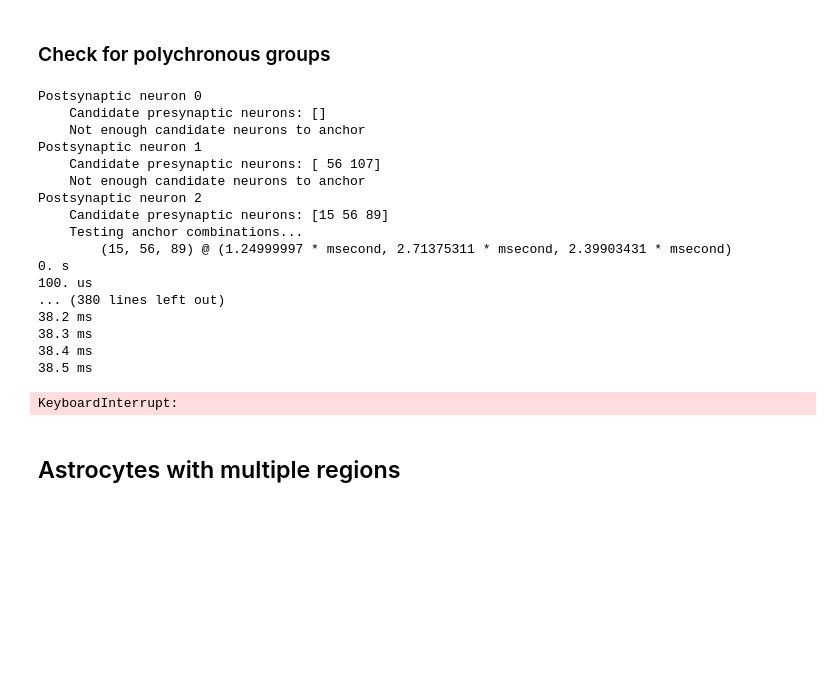
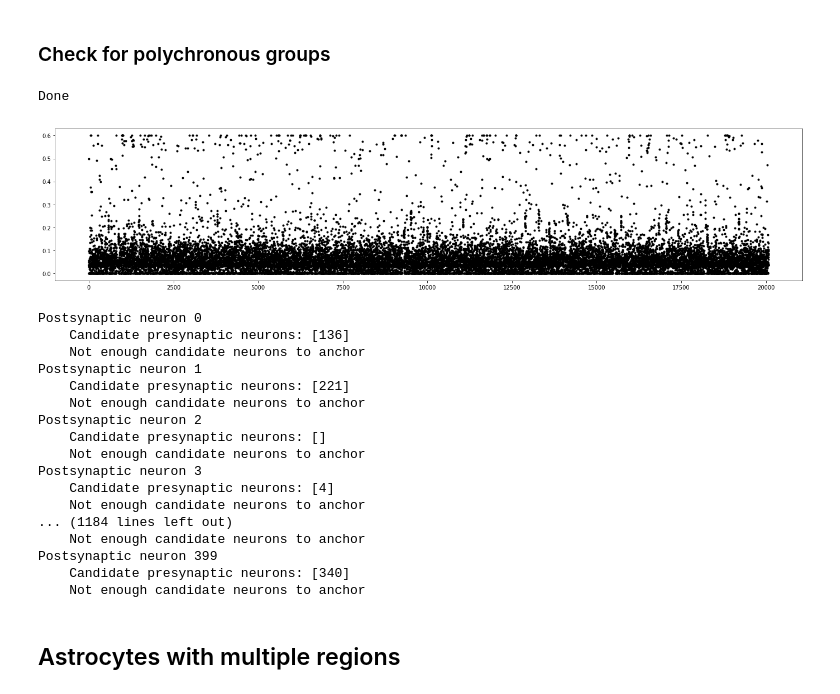
Before and after one commit to maxcollard/stahn, a Jupyter notebook: lif.ipynb, the cells around one changed output. Cells and saved outputs as stored; diff of their text form; code cells hidden in the pictures; blank space fills up the shorter version.

Commit message:
Work on lif neurons

```diff
--- a/lif.ipynb
+++ b/lif.ipynb
@@ -670,7 +720,7 @@ plt.colorbar()
 # %%
 # Kill neuron state
 
-network.restore( 'post_stdp' )
+#network.restore( 'post_stdp' )
 
 w_input = 0
 plasticity_on = 0
@@ -680,5 +730,7 @@ network.run( 1 * b.second )
 network.store( 'post_reset' )
 
 print( 'Done' )
+# %% [output]
+Done
 # %%
 import itertools
@@ -729,9 +782,15 @@ def find_group( anchors, delays, duration = 250 * b.ms, start_offset = 5 * b.ms,
     cur_i = spike_monitor.i[spike_monitor.t >= setup_time]
 
     return cur_t, cur_i
+# %%
+plt.figure( figsize = (24, 5) )
+plt.plot( synapses_e.w[:], 'k.' )
+plt.show()
+# %% [output]
+[figure, added]
 # %%
-strong_synapse_threshold = 0.9 * w_max
-n_anchor = 3
+strong_synapse_threshold = 0.7 * w_max
+n_anchor = 4
 
 for j_neuron in range( N ):
     print( 'Postsynaptic neuron {0}'.format( j_neuron ) )
@@ -760,23 +819,22 @@ for j_neuron in range( N ):
         plt.show()
 # %% [output]
 Postsynaptic neuron 0
+    Candidate presynaptic neurons: [136]
+    Not enough candidate neurons to anchor
+Postsynaptic neuron 1
+    Candidate presynaptic neurons: [221]
+    Not enough candidate neurons to anchor
+Postsynaptic neuron 2
     Candidate presynaptic neurons: []
     Not enough candidate neurons to anchor
-Postsynaptic neuron 1
-    Candidate presynaptic neurons: [ 56 107]
+Postsynaptic neuron 3
+    Candidate presynaptic neurons: [4]
     Not enough candidate neurons to anchor
-Postsynaptic neuron 2
-    Candidate presynaptic neurons: [15 56 89]
-    Testing anchor combinations...
-        (15, 56, 89) @ (1.24999997 * msecond, 2.71375311 * msecond, 2.39903431 * msecond)
-0. s
-100. us
-... (380 lines left out)
-38.2 ms
-38.3 ms
-38.4 ms
-38.5 ms
+... (1184 lines left out)
+    Not enough candidate neurons to anchor
+Postsynaptic neuron 399
+    Candidate presynaptic neurons: [340]
+    Not enough candidate neurons to anchor
-KeyboardInterrupt:
 # %%
 # synapse_input_beta = 0. #1. # 10.
 # w_i = -0.2
```
Also changed, not shown: parts of 12 cells of this notebook.
